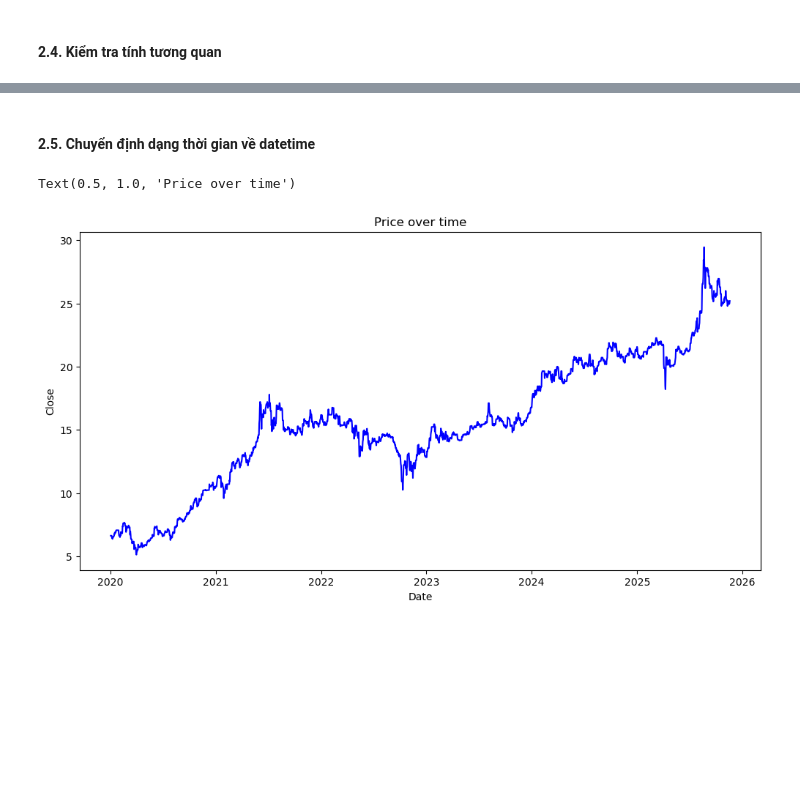
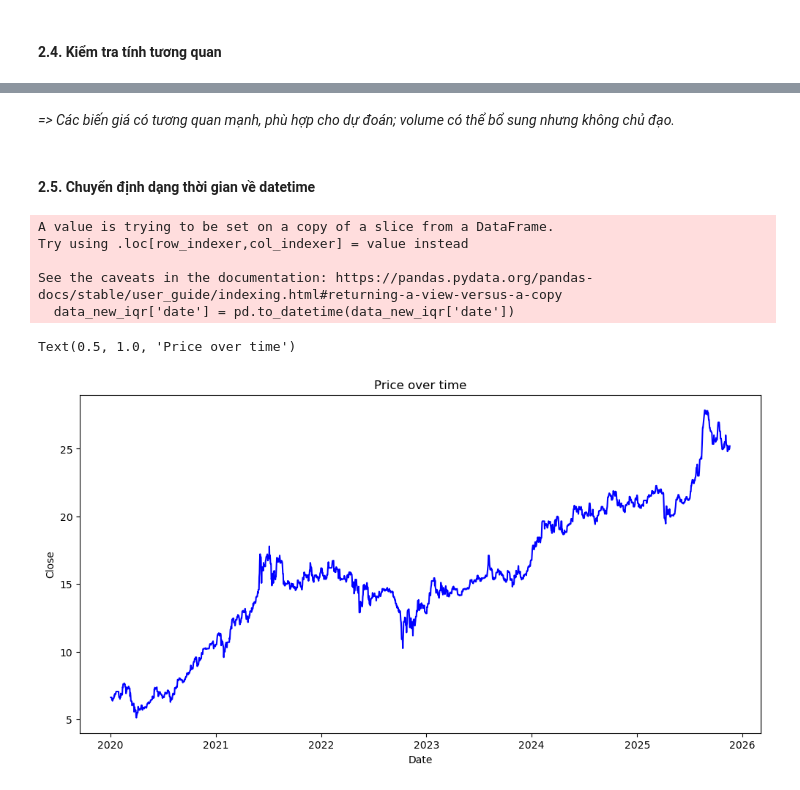
Before and after one commit to nmtuyet/Portfolio_DA, a Jupyter notebook: Stock Analytics Project/Model/LSTM.ipynb, the cells around one changed output, grey strips where cells are left out. Saved outputs shown, nothing was run; the diff lists cells and outputs as text; code cells hidden in the pictures; blank space fills up the shorter version.

```diff
--- a/Stock Analytics Project/Model/LSTM.ipynb
+++ b/Stock Analytics Project/Model/LSTM.ipynb
@@ -129,3 +109,8 @@ plt.title("Stock Volume over Time")
 plt.show()
 # %% [output]
 [figure]
+# %%
+#Tính IQR để phát hiện outliers trong volume
+q25, q75 = np.percentile(data['volume'], 25), np.percentile(data['volume'], 75)
+iqr = q75 - q25
+iqr
@@ -131,0 +119,8 @@ plt.show()
+# %%
+#Tính giá trị biên để xác định outliers
+limit_iqr = 1.5*iqr
+lower_iqr, upper_iqr = q25 - limit_iqr, q75 + limit_iqr
+# %%
+#Xác định outliers
+ouliers_index_iqr = [x for x in data['volume'] if x < lower_iqr or x > upper_iqr]
+print('Number of outliers: %d' % len(ouliers_index_iqr))
@@ -131,0 +129,4 @@ plt.show()
+# %%
+# Loại bỏ outliers
+data_new_iqr = data[~data['volume'].isin(ouliers_index_iqr)]
+print(f"Number of Non-outliers: {len(data_new_iqr)}")
@@ -145,20 +148,27 @@ plt.show()
+# %% [markdown]
+*=> Các biến giá có tương quan mạnh, phù hợp cho dự đoán; volume có thể bổ sung nhưng không chủ đạo.*
 # %% [markdown]
 #### 2.5. Chuyển định dạng thời gian về datetime
 # %%
 # Convert the Data into Date time then create a date filter
-data['date'] = pd.to_datetime(data['date'])
+data_new_iqr['date'] = pd.to_datetime(data_new_iqr['date'])
 
-prediction = data.loc[
-    (data['date'] > datetime(2020,1,1)) &
-    (data['date'] < datetime(2026,1,1))
+prediction = data_new_iqr.loc[
+    (data_new_iqr['date'] > datetime(2020,1,1)) &
+    (data_new_iqr['date'] < datetime(2026,1,1))
 ]
 
 plt.figure(figsize=(12,6))
-plt.plot(data['date'], data['close'],color="blue")
+plt.plot(data_new_iqr['date'], data_new_iqr['close'],color="blue")
 plt.xlabel("Date")
 plt.ylabel("Close")
 plt.title("Price over time")
 # %% [output]
-Text(0.5, 1.0, 'Price over time')
+A value is trying to be set on a copy of a slice from a DataFrame.
+Try using .loc[row_indexer,col_indexer] = value instead
+
+See the caveats in the documentation: https://pandas.pydata.org/pandas-docs/stable/user_guide/indexing.html#returning-a-view-versus-a-copy
+  data_new_iqr['date'] = pd.to_datetime(data_new_iqr['date'])
+Text(0.5, 1.0, 'Price over time')
-[figure, old version]
+[figure, new version]
 # %% [markdown]
```
Also changed, not shown: parts of 34 cells of this notebook, 1 other file.
